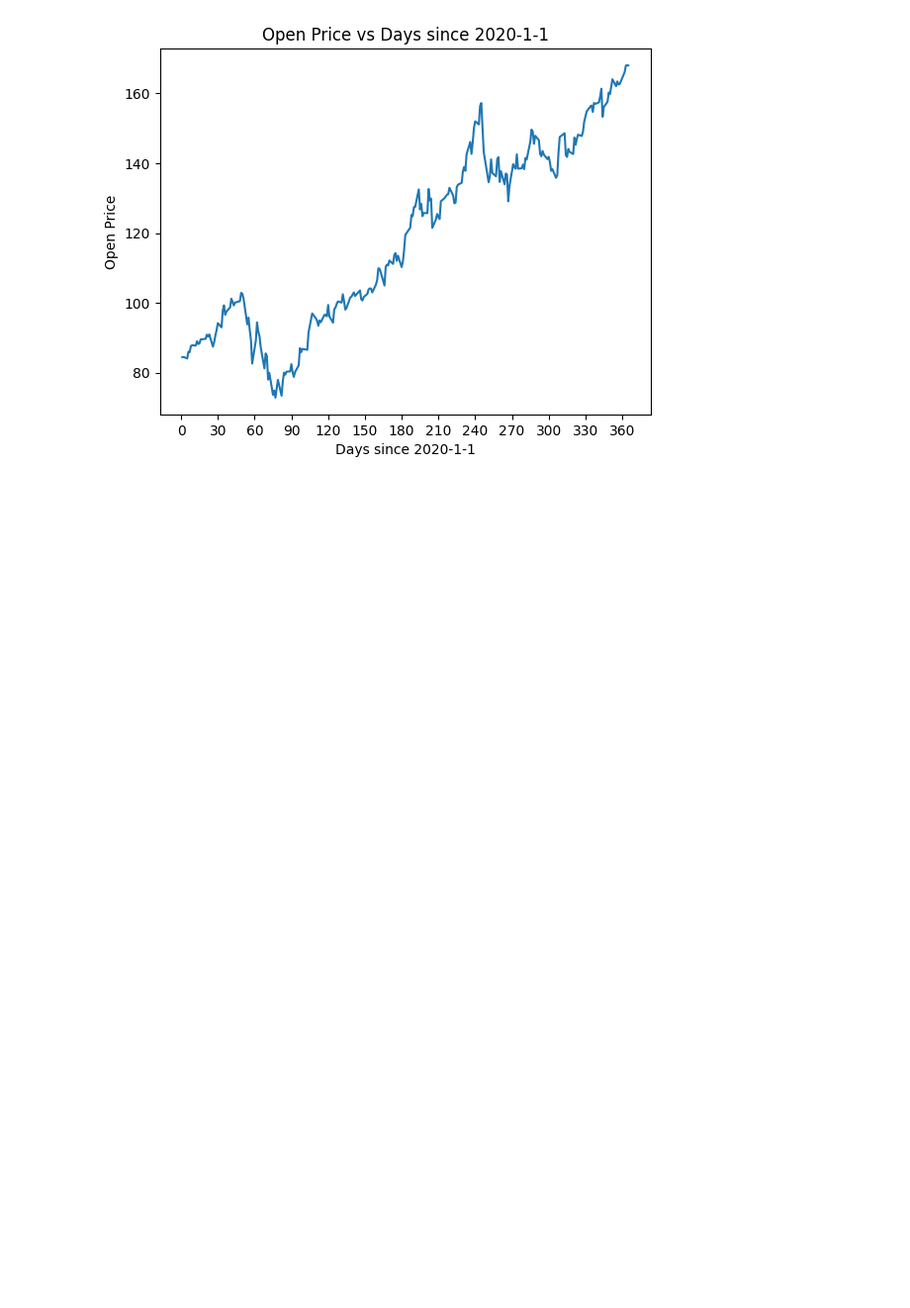
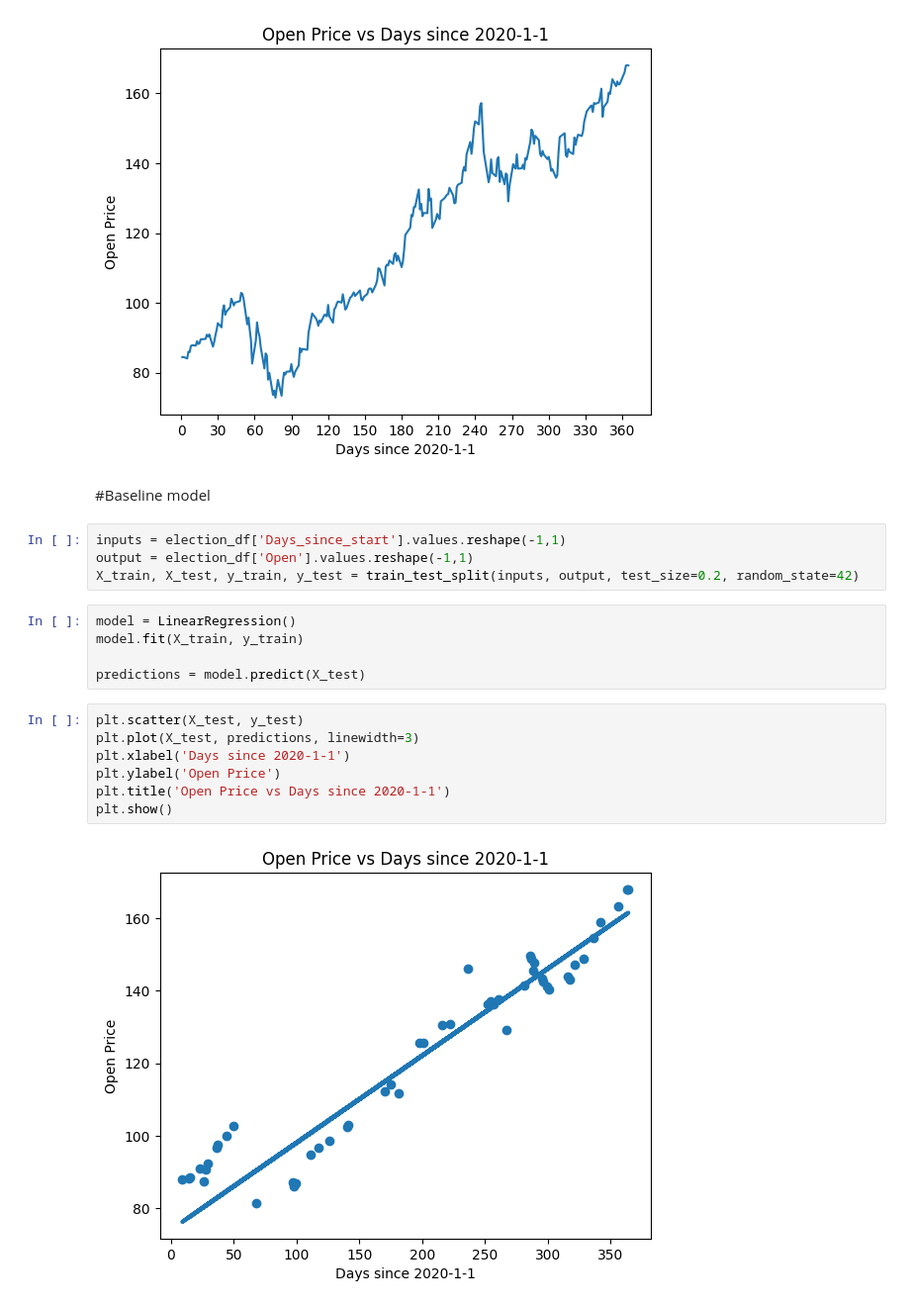
Before and after one commit to tsh26032/test, a Jupyter notebook: stock.ipynb, the cells around one changed output. Shown at 99% size. Saved outputs shown, nothing was run; the diff lists cells and outputs as text; blank space fills up the shorter version.

```diff
--- a/stock.ipynb
+++ b/stock.ipynb
@@ -68,3 +69,23 @@ plt.title('Open Price vs Days since 2020-1-1')
 plt.show()
 # %% [output]
 [figure]
+# %% [markdown]
+#Baseline model
+# %%
+inputs = election_df['Days_since_start'].values.reshape(-1,1)
+output = election_df['Open'].values.reshape(-1,1)
+X_train, X_test, y_train, y_test = train_test_split(inputs, output, test_size=0.2, random_state=42)
+# %%
+model = LinearRegression()
+model.fit(X_train, y_train)
+
+predictions = model.predict(X_test)
+# %%
+plt.scatter(X_test, y_test)
+plt.plot(X_test, predictions, linewidth=3)
+plt.xlabel('Days since 2020-1-1')
+plt.ylabel('Open Price')
+plt.title('Open Price vs Days since 2020-1-1')
+plt.show()
+# %% [output]
+[figure, added]
```
Also changed, not shown: parts of 5 cells of this notebook.
